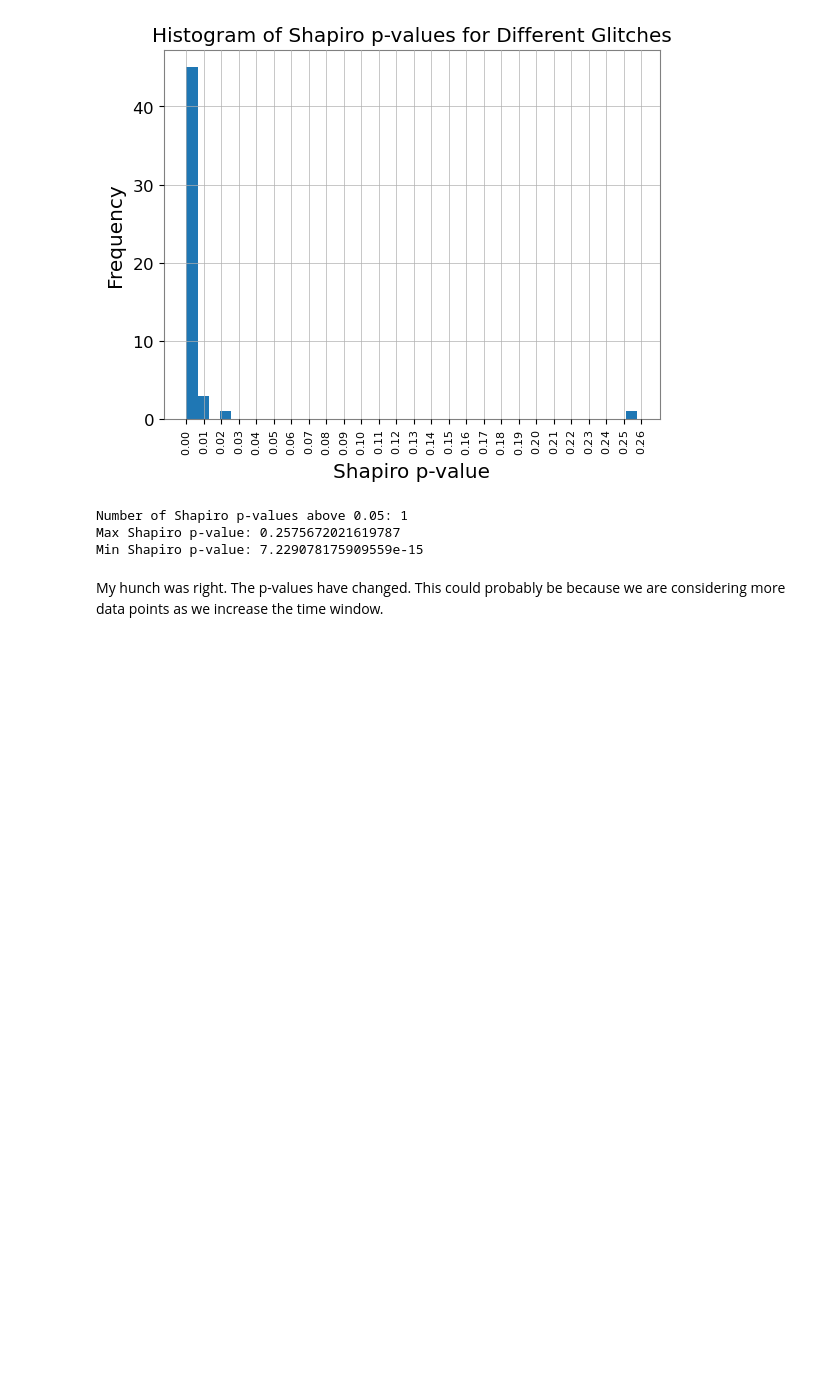
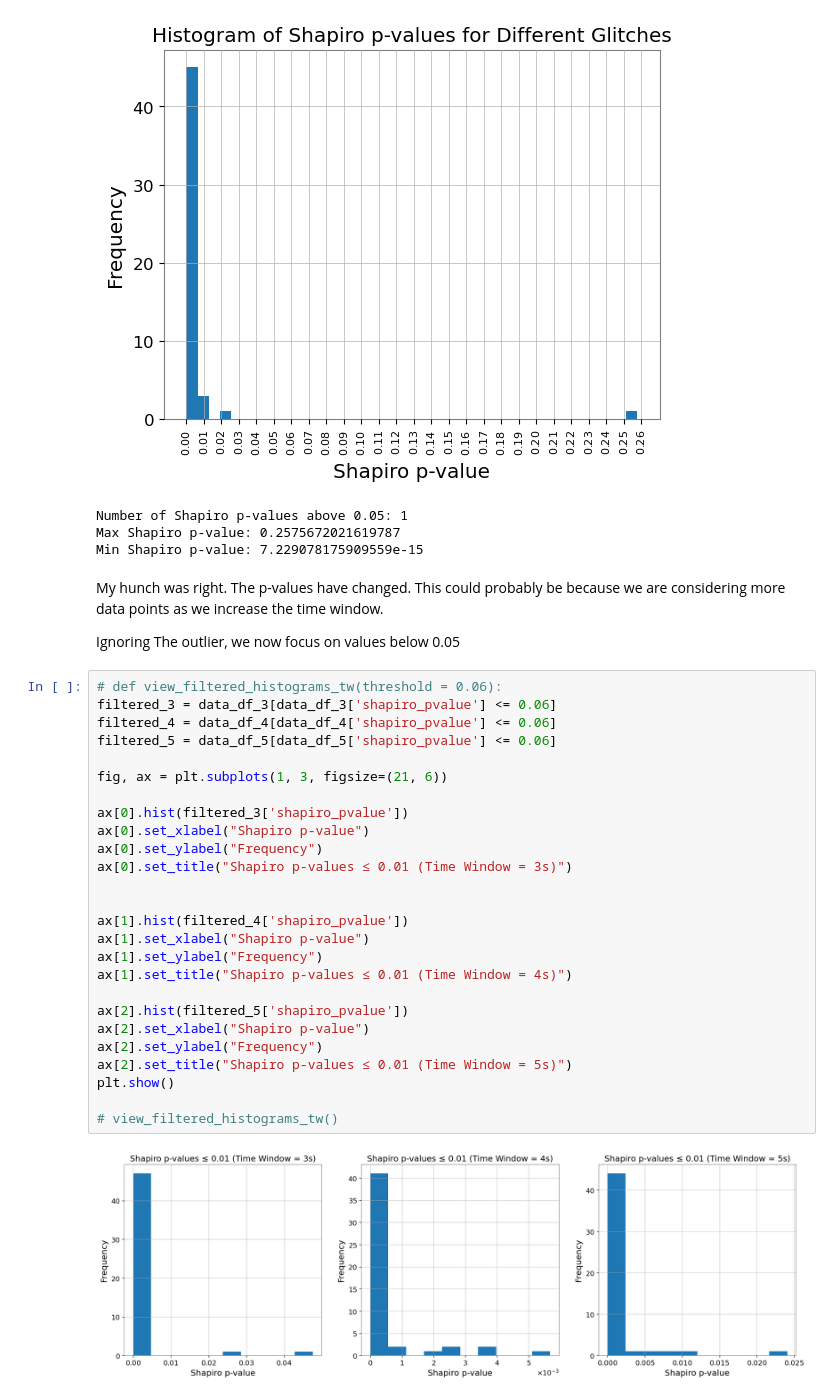
Before and after one commit to ashishmathew0297/gwpy-experiments, a Jupyter notebook: code/shapiro_test.ipynb, the cells around one changed output. Drawn from its saved outputs; the diff is of its cells as text; blank space fills up the shorter version.

```diff
--- a/code/shapiro_test.ipynb
+++ b/code/shapiro_test.ipynb
@@ -257,3 +245,33 @@ Max Shapiro p-value: 0.2575672021619787
 Min Shapiro p-value: 7.229078175909559e-15
 # %% [markdown]
 My hunch was right. The p-values have changed. This could probably be because we are considering more data points as we increase the time window.
+
+Ignoring The outlier, we now focus on values below 0.05
+# %%
+# def view_filtered_histograms_tw(threshold = 0.06):
+filtered_3 = data_df_3[data_df_3['shapiro_pvalue'] <= 0.06]
+filtered_4 = data_df_4[data_df_4['shapiro_pvalue'] <= 0.06]
+filtered_5 = data_df_5[data_df_5['shapiro_pvalue'] <= 0.06]
+
+fig, ax = plt.subplots(1, 3, figsize=(21, 6))
+
+ax[0].hist(filtered_3['shapiro_pvalue'])
+ax[0].set_xlabel("Shapiro p-value")
+ax[0].set_ylabel("Frequency")
+ax[0].set_title("Shapiro p-values ≤ 0.01 (Time Window = 3s)")
+
+
+ax[1].hist(filtered_4['shapiro_pvalue'])
+ax[1].set_xlabel("Shapiro p-value")
+ax[1].set_ylabel("Frequency")
+ax[1].set_title("Shapiro p-values ≤ 0.01 (Time Window = 4s)")
+
+ax[2].hist(filtered_5['shapiro_pvalue'])
+ax[2].set_xlabel("Shapiro p-value")
+ax[2].set_ylabel("Frequency")
+ax[2].set_title("Shapiro p-values ≤ 0.01 (Time Window = 5s)")
+plt.show()
+
+# view_filtered_histograms_tw()
+# %% [output]
+[figure, added]
```
Also changed, not shown: parts of 24 cells of this notebook, 3 other files.
